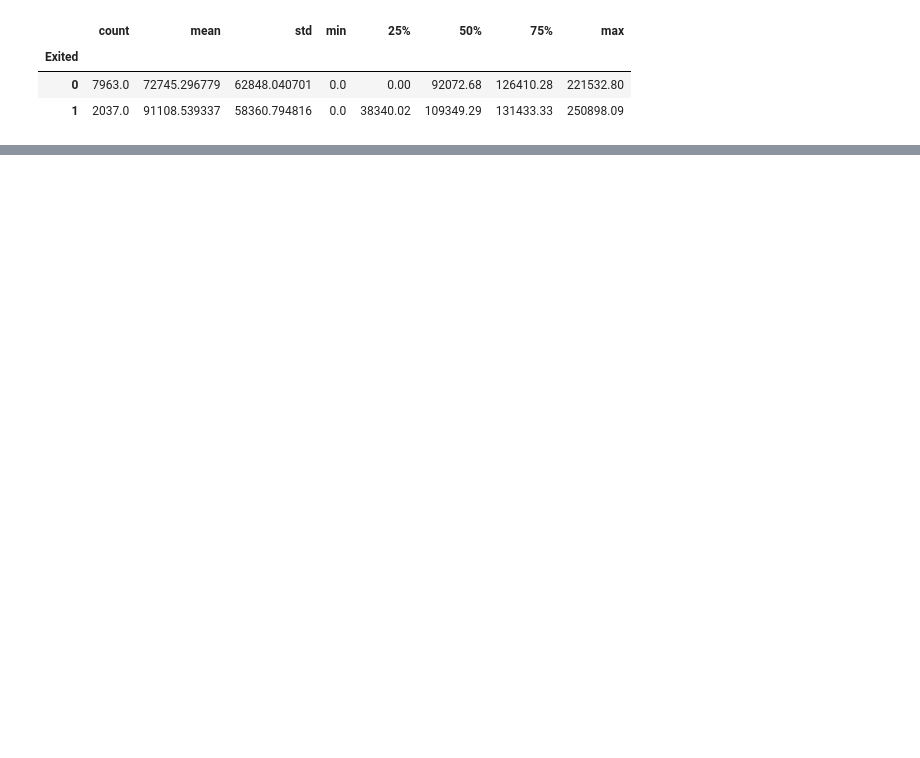
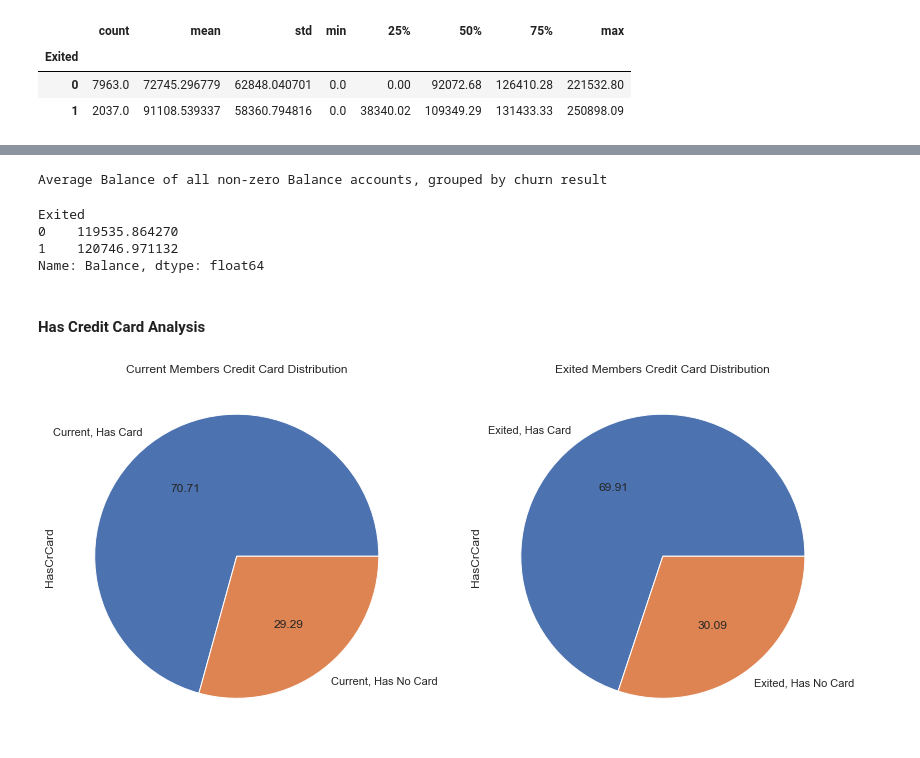
Before and after one commit to joe-orlich/Bank_Churn_Analysis, a Jupyter notebook: Data_Cleaning_EDA.ipynb, the cells around one changed output, grey strips where cells are left out. Drawn from its saved outputs; the diff is of its cells as text; code cells hidden in the pictures; blank space fills up the shorter version.

```diff
--- a/Data_Cleaning_EDA.ipynb
+++ b/Data_Cleaning_EDA.ipynb
@@ -376,0 +399,23 @@ df.groupby('Exited').Balance.describe()
+# %%
+print('Average Balance of all non-zero Balance accounts, grouped by churn result')
+df[df['Balance'] > 0].groupby('Exited')['Balance'].mean()
+# %% [output]
+Average Balance of all non-zero Balance accounts, grouped by churn result
+Exited
+0    119535.864270
+1    120746.971132
+Name: Balance, dtype: float64
+# %% [markdown]
+#### Has Credit Card Analysis
+# %%
+fig, ax =plt.subplots(1,2, figsize=(14,7))
+fig.patch.set_facecolor('white')
+
+ax1=ax[0]
+df.groupby('Exited')['HasCrCard'].value_counts()[0].plot.pie(ax=ax1,labels=['Current, Has Card', 'Current, Has No Card'],
+                                                            title = 'Current Members Credit Card Distribution',autopct='%.2f')
+ax2=ax[1]
+df.groupby('Exited')['HasCrCard'].value_counts()[1].plot.pie(ax=ax2,labels=['Exited, Has Card', 'Exited, Has No Card'],
+                                                            title = 'Exited Members Credit Card Distribution',autopct='%.2f');
+# %% [output]
+[figure, added]
```
Also changed, not shown: parts of 19 cells of this notebook, 1 other file.
